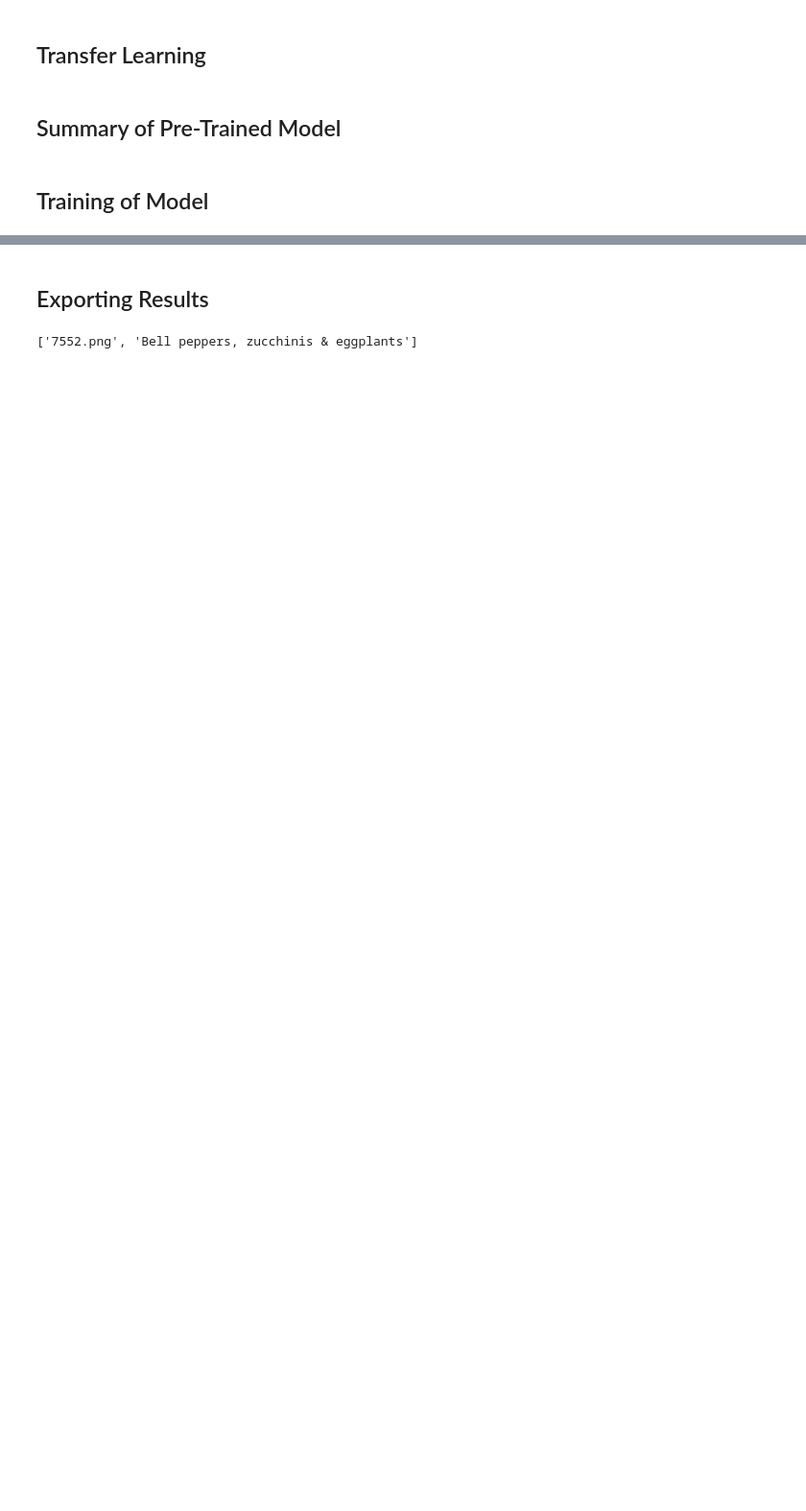
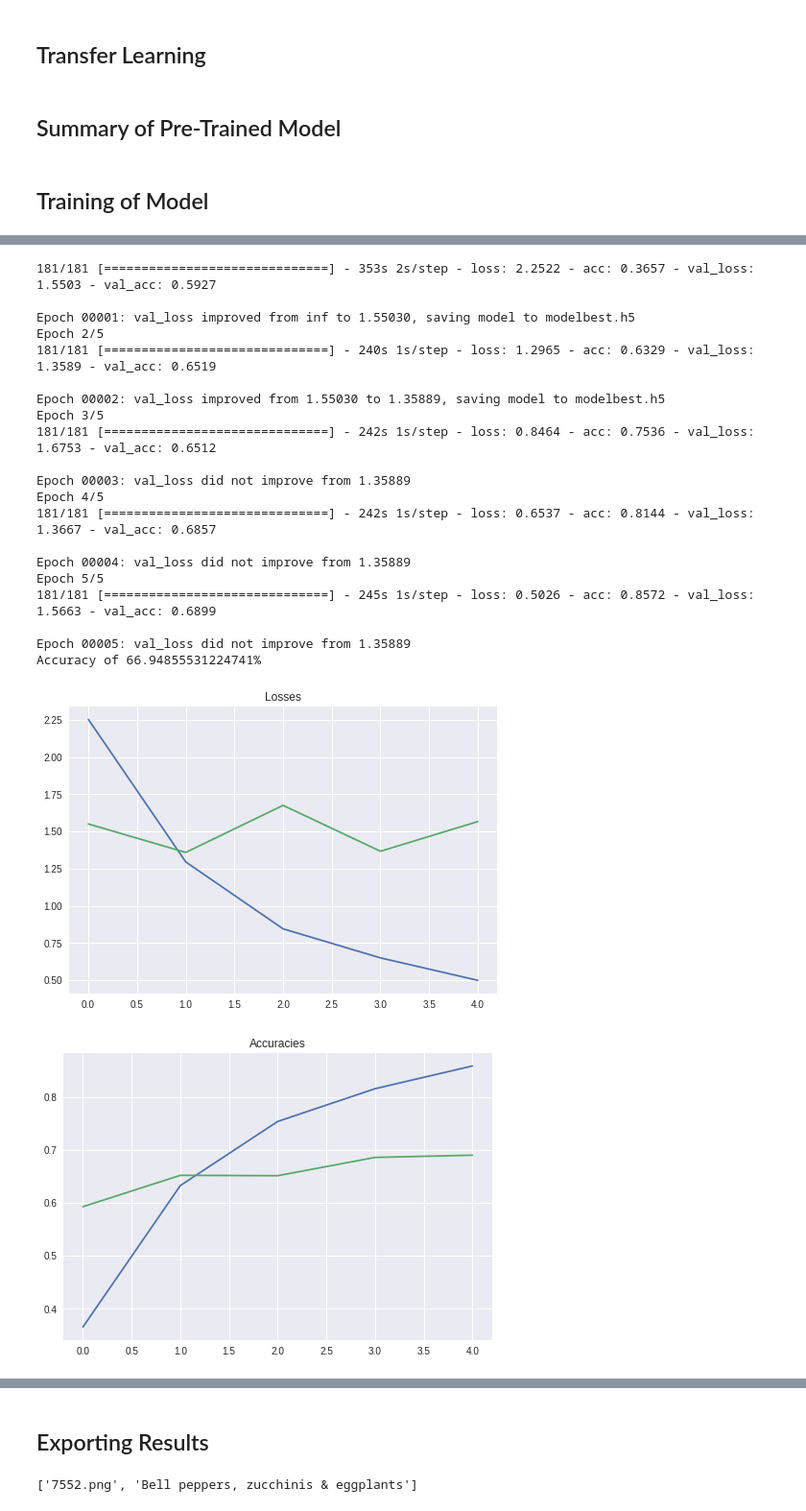
Before and after one commit to Younes-Charfaoui/Picnic-Hackathon, a Jupyter notebook: Picnic_Hackathon.ipynb, the cells around one changed output, grey strips where cells are left out. Shown at 96% size. Drawn from its saved outputs; the diff is of its cells as text; code cells hidden in the pictures; blank space fills up the shorter version.

Commit message:
Training Other Models, always around 68%

```diff
--- a/Picnic_Hackathon.ipynb
+++ b/Picnic_Hackathon.ipynb
@@ -300,3 +331,4 @@ train_model(model , 50)
 # %%
-model = make_model('densenet')
-train_model(model , 10)
+model = make_model('xception', pool = 'max')
+train_model(model , 5)
+# %% [output]
@@ -302,0 +355,22 @@ train_model(model , 10)
+181/181 [==============================] - 353s 2s/step - loss: 2.2522 - acc: 0.3657 - val_loss: 1.5503 - val_acc: 0.5927
+
+Epoch 00001: val_loss improved from inf to 1.55030, saving model to modelbest.h5
+Epoch 2/5
+181/181 [==============================] - 240s 1s/step - loss: 1.2965 - acc: 0.6329 - val_loss: 1.3589 - val_acc: 0.6519
+
+Epoch 00002: val_loss improved from 1.55030 to 1.35889, saving model to modelbest.h5
+Epoch 3/5
+181/181 [==============================] - 242s 1s/step - loss: 0.8464 - acc: 0.7536 - val_loss: 1.6753 - val_acc: 0.6512
+
+Epoch 00003: val_loss did not improve from 1.35889
+Epoch 4/5
+181/181 [==============================] - 242s 1s/step - loss: 0.6537 - acc: 0.8144 - val_loss: 1.3667 - val_acc: 0.6857
+
+Epoch 00004: val_loss did not improve from 1.35889
+Epoch 5/5
+181/181 [==============================] - 245s 1s/step - loss: 0.5026 - acc: 0.8572 - val_loss: 1.5663 - val_acc: 0.6899
+
+Epoch 00005: val_loss did not improve from 1.35889
+Accuracy of 66.94855531224741%
+[figure, added]
+[figure, added]
```
Also changed, not shown: parts of 21 cells of this notebook.
